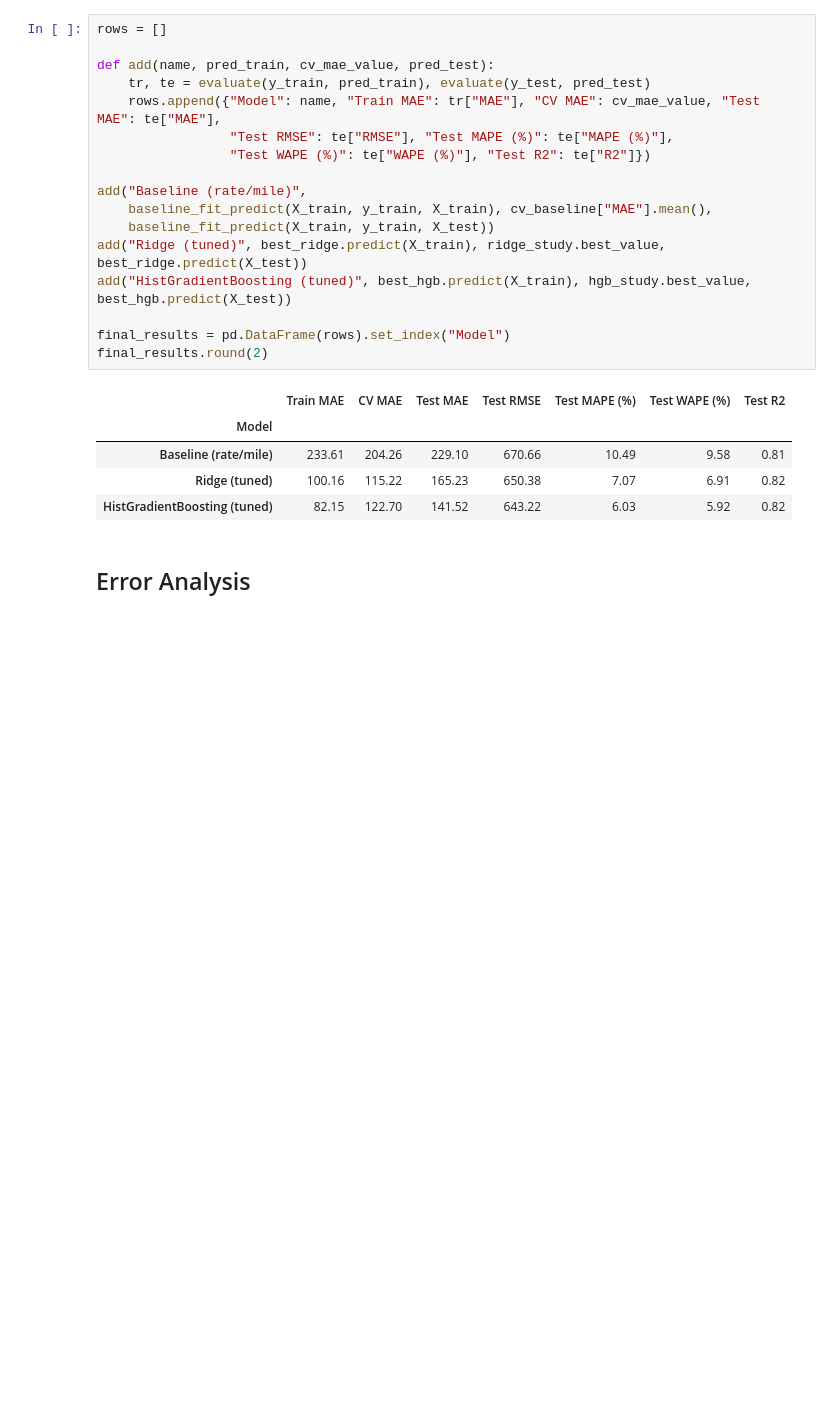
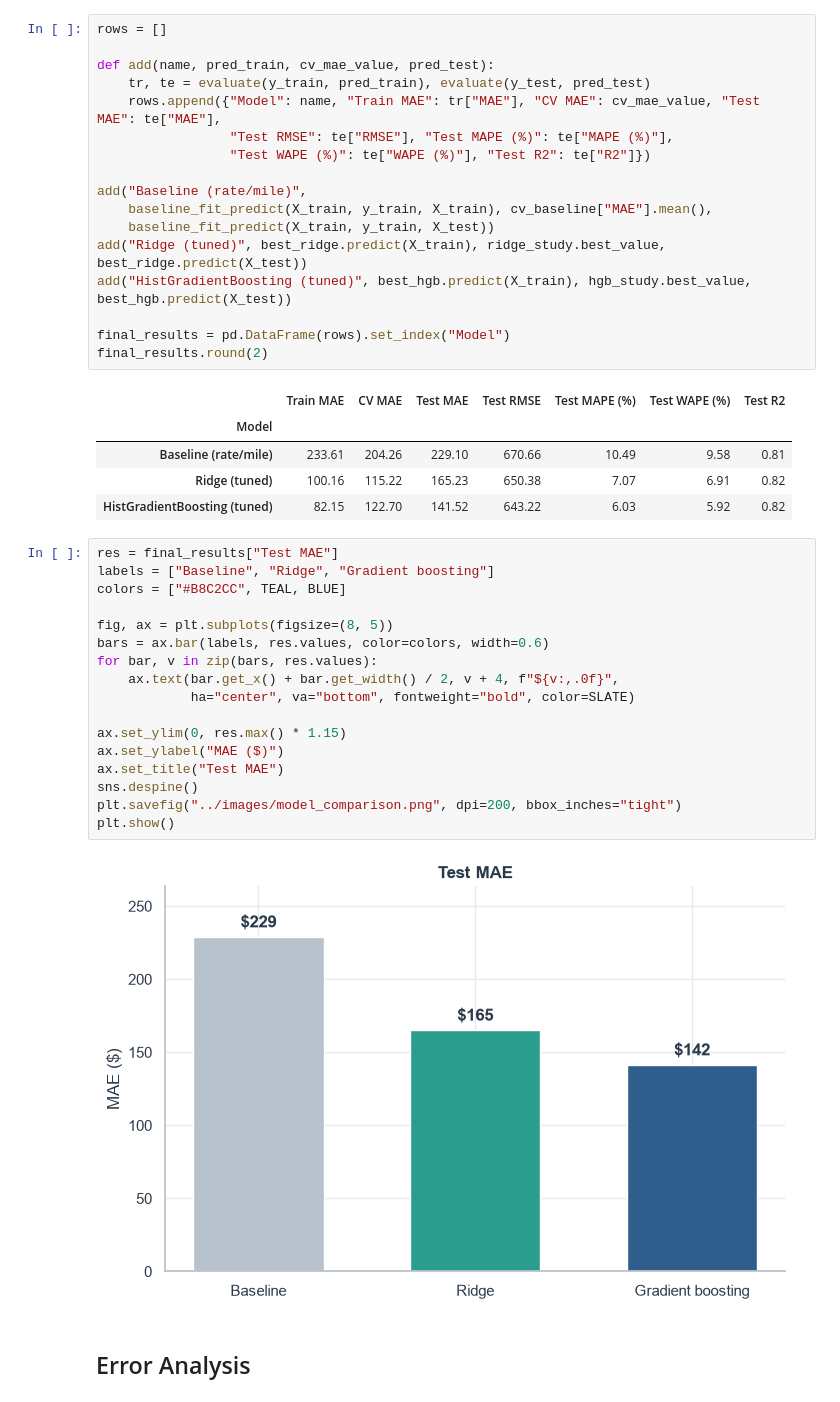
Before and after one commit to AdrianeJone/freight-rate-forecasting, a Jupyter notebook: notebooks/02_modeling.ipynb, the cells around one changed output. Drawn from its saved outputs; the diff is of its cells as text; blank space fills up the shorter version.

```diff
--- a/notebooks/02_modeling.ipynb
+++ b/notebooks/02_modeling.ipynb
@@ -359,6 +372,25 @@ final_results.round(2)
 | Baseline (rate/mile) | 233.61 | 204.26 | 229.10 | 670.66 | 10.49 | 9.58 | 0.81 |
 | Ridge (tuned) | 100.16 | 115.22 | 165.23 | 650.38 | 7.07 | 6.91 | 0.82 |
 | HistGradientBoosting (tuned) | 82.15 | 122.70 | 141.52 | 643.22 | 6.03 | 5.92 | 0.82 |
+# %%
+res = final_results["Test MAE"]
+labels = ["Baseline", "Ridge", "Gradient boosting"]
+colors = ["#B8C2CC", TEAL, BLUE]
+
+fig, ax = plt.subplots(figsize=(8, 5))
+bars = ax.bar(labels, res.values, color=colors, width=0.6)
+for bar, v in zip(bars, res.values):
+    ax.text(bar.get_x() + bar.get_width() / 2, v + 4, f"${v:,.0f}",
+            ha="center", va="bottom", fontweight="bold", color=SLATE)
+
+ax.set_ylim(0, res.max() * 1.15)
+ax.set_ylabel("MAE ($)")
+ax.set_title("Test MAE")
+sns.despine()
+plt.savefig("../images/model_comparison.png", dpi=200, bbox_inches="tight")
+plt.show()
+# %% [output]
+[figure, added]
 # %% [markdown]
 ## Error Analysis
 # %%
```
Also changed, not shown: parts of 6 cells of this notebook, 5 other files.
